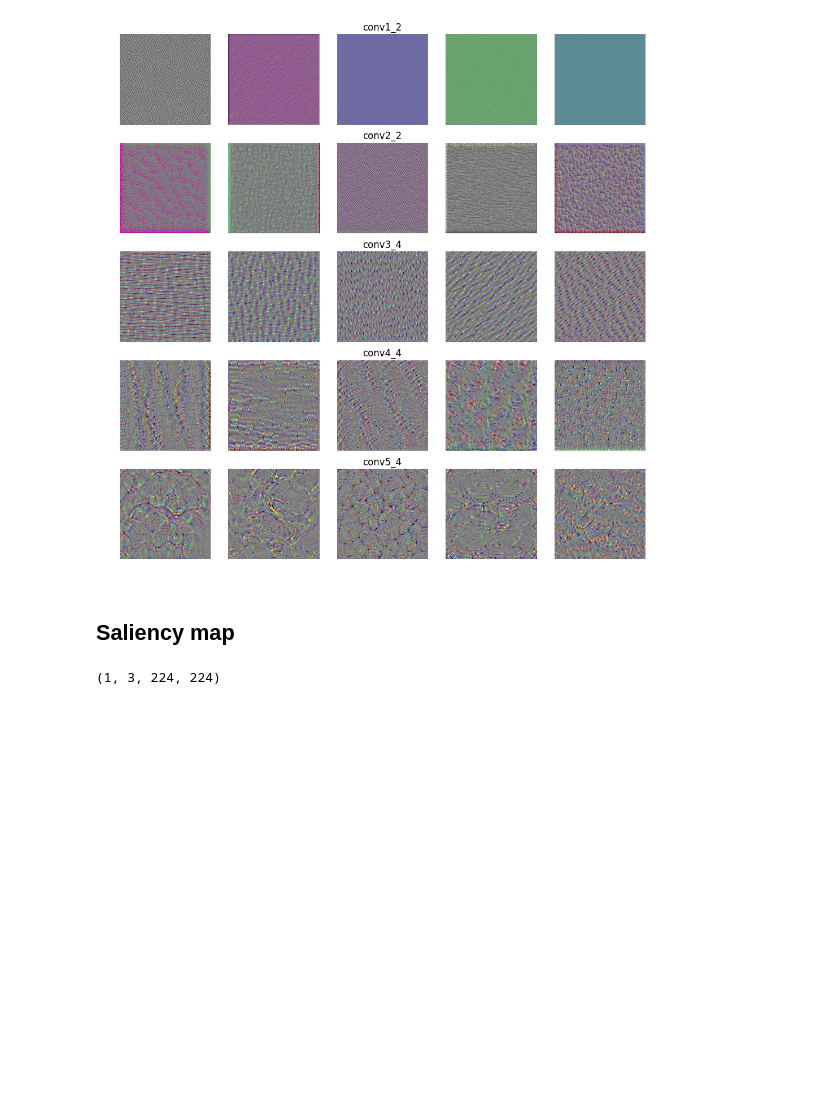
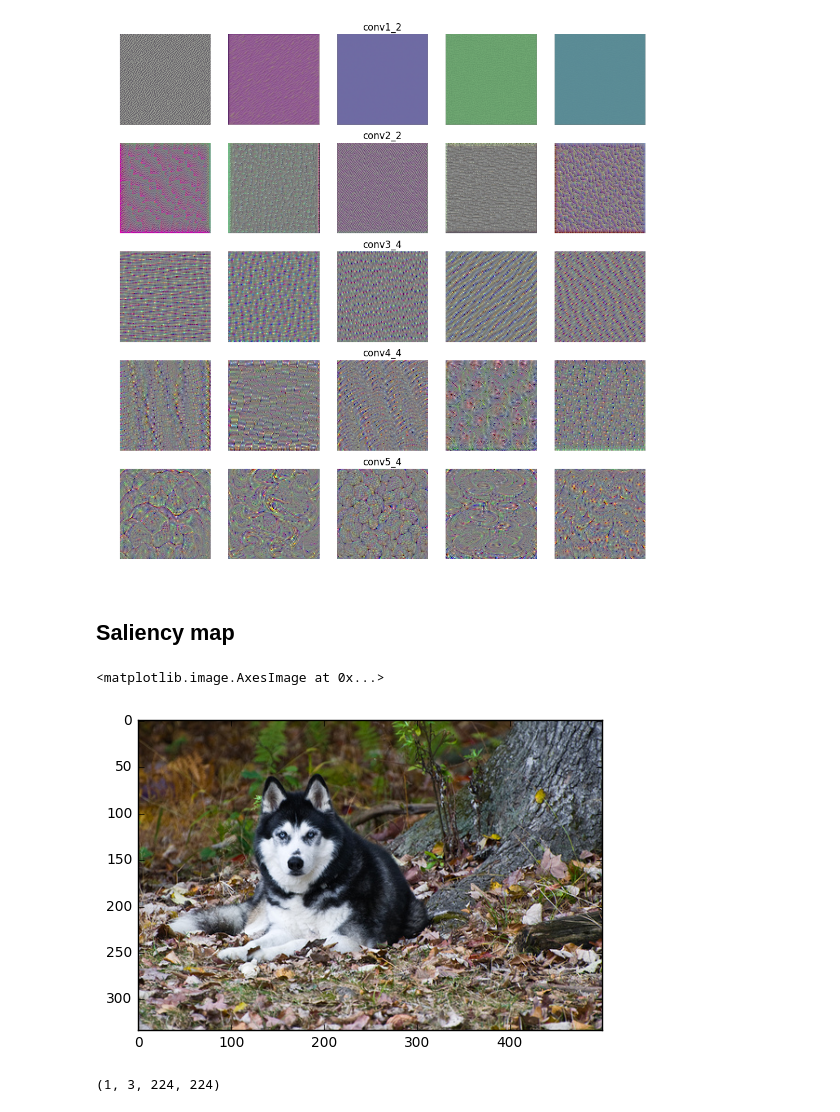
Before and after one commit to itdxer/neupy, a Jupyter notebook: notebooks/Visualizing CNN based on Pre-trained VGG19.ipynb, the cells around one changed output. Saved outputs shown, nothing was run; the diff lists cells and outputs as text; code cells hidden in the pictures; blank space fills up the shorter version.

```diff
--- a/notebooks/Visualizing CNN based on Pre-trained VGG19.ipynb
+++ b/notebooks/Visualizing CNN based on Pre-trained VGG19.ipynb
@@ -226,6 +226,11 @@ def compile_saliency_map(network):
     return theano.function([x], saliency)
 
 saliency_map = compile_saliency_map(vgg19)
+# %%
+plt.imshow(imread('images/dog.jpg'))
+# %% [output]
+<matplotlib.image.AxesImage at 0x...>
+[figure, added]
 # %%
 dog_saliency = saliency_map(dog)
 dog_saliency.shape
```
Also changed, not shown: parts of 1 cell of this notebook, 1 other file.
